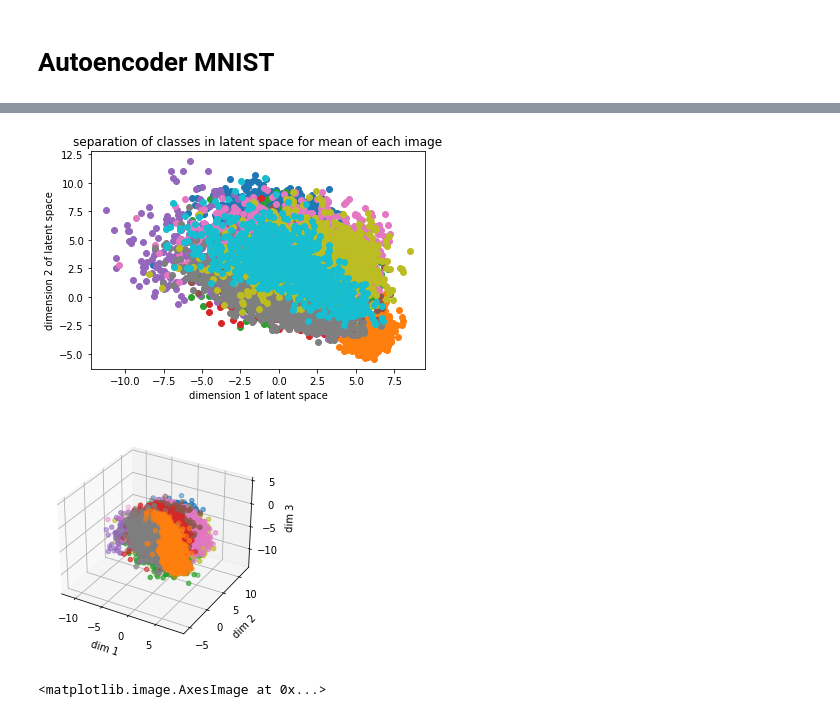
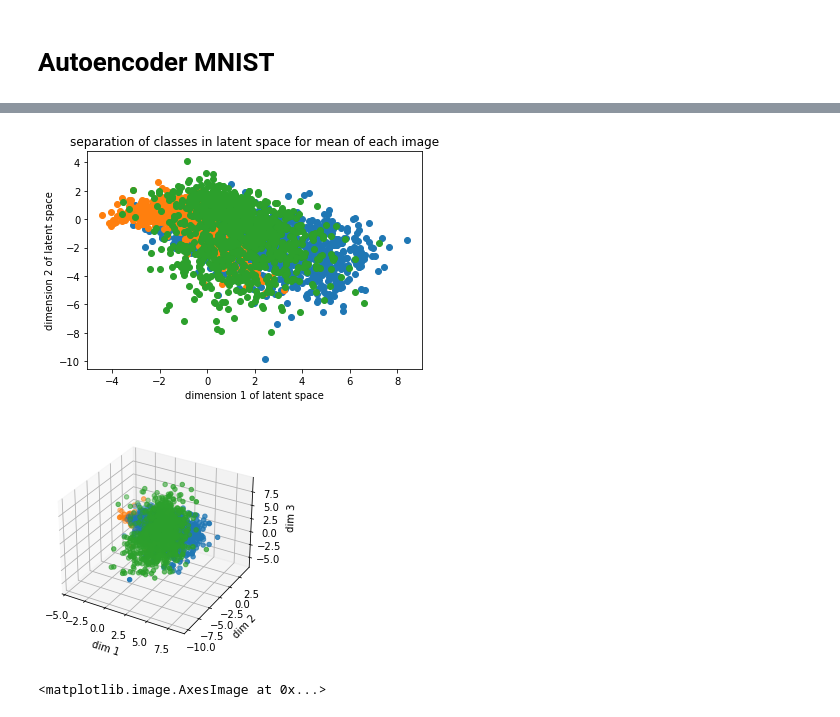
Before and after one commit to ShadiRahimian/autoencoder, a Jupyter notebook: vae-t2.ipynb, the cells around one changed output, grey strips where cells are left out. Cells and saved outputs as stored; diff of their text form; code cells hidden in the pictures.

```diff
--- a/vae-t2.ipynb
+++ b/vae-t2.ipynb
@@ -229,0 +251,16 @@ plt.imshow(tf.reshape(re_img, (28,28)), cmap='gray')
+# %%
+#Compute average inter cluster distance of one class with all the other classes
+i = 1
+sum_dist = 0.0
+
+for j in [x for x in range(10) if x != i]:
+    num_mems = m_all[np.where(test_labels==i)].shape[0]
+    num_membs_other = m_all[np.where(test_labels==j)].shape[0]
+    membs = m_all[np.where(test_labels==i)]
+    membs_other = m_all[np.where(test_labels==j)]
+    sum_dist = sum_dist + np.sum(distance.cdist(membs, membs_other))/(2*num_mems*num_membs_other)
+
+avg_inter_dist = sum_dist / 9
+# avg_inter_dist = sum_dist
+
+print("Average intra cluster distance for label {} = {}". format(i, avg_inter_dist))
@@ -369,40 +408,40 @@ m_all = np.array(m_all)
 # %%
 fig = plt.figure()
 plt.scatter(m_all[np.where(test_labels==0),0], m_all[np.where(test_labels==0),1])
 plt.scatter(m_all[np.where(test_labels==1),0], m_all[np.where(test_labels==1),1])
 plt.scatter(m_all[np.where(test_labels==2),0], m_all[np.where(test_labels==2),1])
-plt.scatter(m_all[np.where(test_labels==3),0], m_all[np.where(test_labels==3),1])
-plt.scatter(m_all[np.where(test_labels==4),0], m_all[np.where(test_labels==4),1])
-plt.scatter(m_all[np.where(test_labels==5),0], m_all[np.where(test_labels==5),1])
-plt.scatter(m_all[np.where(test_labels==6),0], m_all[np.where(test_labels==6),1])
-plt.scatter(m_all[np.where(test_labels==7),0], m_all[np.where(test_labels==7),1])
-plt.scatter(m_all[np.where(test_labels==8),0], m_all[np.where(test_labels==8),1])
-plt.scatter(m_all[np.where(test_labels==9),0], m_all[np.where(test_labels==9),1])
+# plt.scatter(m_all[np.where(test_labels==3),0], m_all[np.where(test_labels==3),1])
+# plt.scatter(m_all[np.where(test_labels==4),0], m_all[np.where(test_labels==4),1])
+# plt.scatter(m_all[np.where(test_labels==5),0], m_all[np.where(test_labels==5),1])
+# plt.scatter(m_all[np.where(test_labels==6),0], m_all[np.where(test_labels==6),1])
+# plt.scatter(m_all[np.where(test_labels==7),0], m_all[np.where(test_labels==7),1])
+# plt.scatter(m_all[np.where(test_labels==8),0], m_all[np.where(test_labels==8),1])
+# plt.scatter(m_all[np.where(test_labels==9),0], m_all[np.where(test_labels==9),1])
 plt.title("separation of classes in latent space for mean of each image")
 plt.xlabel("dimension 1 of latent space")
 plt.ylabel("dimension 2 of latent space")
 plt.show()
 # %% [output]
-[figure, old version]
+[figure, new version]
 # %%
 fig = plt.figure()
 ax = fig.add_subplot(111, projection='3d')
 ax.scatter(m_all[np.where(test_labels==0),0], m_all[np.where(test_labels==0),1], m_all[np.where(test_labels==0),2])
 ax.scatter(m_all[np.where(test_labels==1),0], m_all[np.where(test_labels==1),1], m_all[np.where(test_labels==1),2])
 ax.scatter(m_all[np.where(test_labels==2),0], m_all[np.where(test_labels==2),1], m_all[np.where(test_labels==2),2])
-ax.scatter(m_all[np.where(test_labels==3),0], m_all[np.where(test_labels==3),1], m_all[np.where(test_labels==3),2])
-ax.scatter(m_all[np.where(test_labels==4),0], m_all[np.where(test_labels==4),1], m_all[np.where(test_labels==4),2])
-ax.scatter(m_all[np.where(test_labels==5),0], m_all[np.where(test_labels==5),1], m_all[np.where(test_labels==5),2])
-ax.scatter(m_all[np.where(test_labels==6),0], m_all[np.where(test_labels==6),1], m_all[np.where(test_labels==6),2])
-ax.scatter(m_all[np.where(test_labels==7),0], m_all[np.where(test_labels==7),1], m_all[np.where(test_labels==7),2])
-ax.scatter(m_all[np.where(test_labels==8),0], m_all[np.where(test_labels==8),1], m_all[np.where(test_labels==8),2])
+# ax.scatter(m_all[np.where(test_labels==3),0], m_all[np.where(test_labels==3),1], m_all[np.where(test_labels==3),2])
+# ax.scatter(m_all[np.where(test_labels==4),0], m_all[np.where(test_labels==4),1], m_all[np.where(test_labels==4),2])
+# ax.scatter(m_all[np.where(test_labels==5),0], m_all[np.where(test_labels==5),1], m_all[np.where(test_labels==5),2])
+# ax.scatter(m_all[np.where(test_labels==6),0], m_all[np.where(test_labels==6),1], m_all[np.where(test_labels==6),2])
+# ax.scatter(m_all[np.where(test_labels==7),0], m_all[np.where(test_labels==7),1], m_all[np.where(test_labels==7),2])
+# ax.scatter(m_all[np.where(test_labels==8),0], m_all[np.where(test_labels==8),1], m_all[np.where(test_labels==8),2])
 ax.set_xlabel('dim 1')
 ax.set_ylabel('dim 2')
 ax.set_zlabel('dim 3')
 
 plt.show()
 # %% [output]
-[figure, old version]
+[figure, new version]
 # %%
 img = test_images[13]
 plt.imshow(img.reshape((28,28)), cmap='gray')
```
Also changed, not shown: parts of 12 cells of this notebook.
